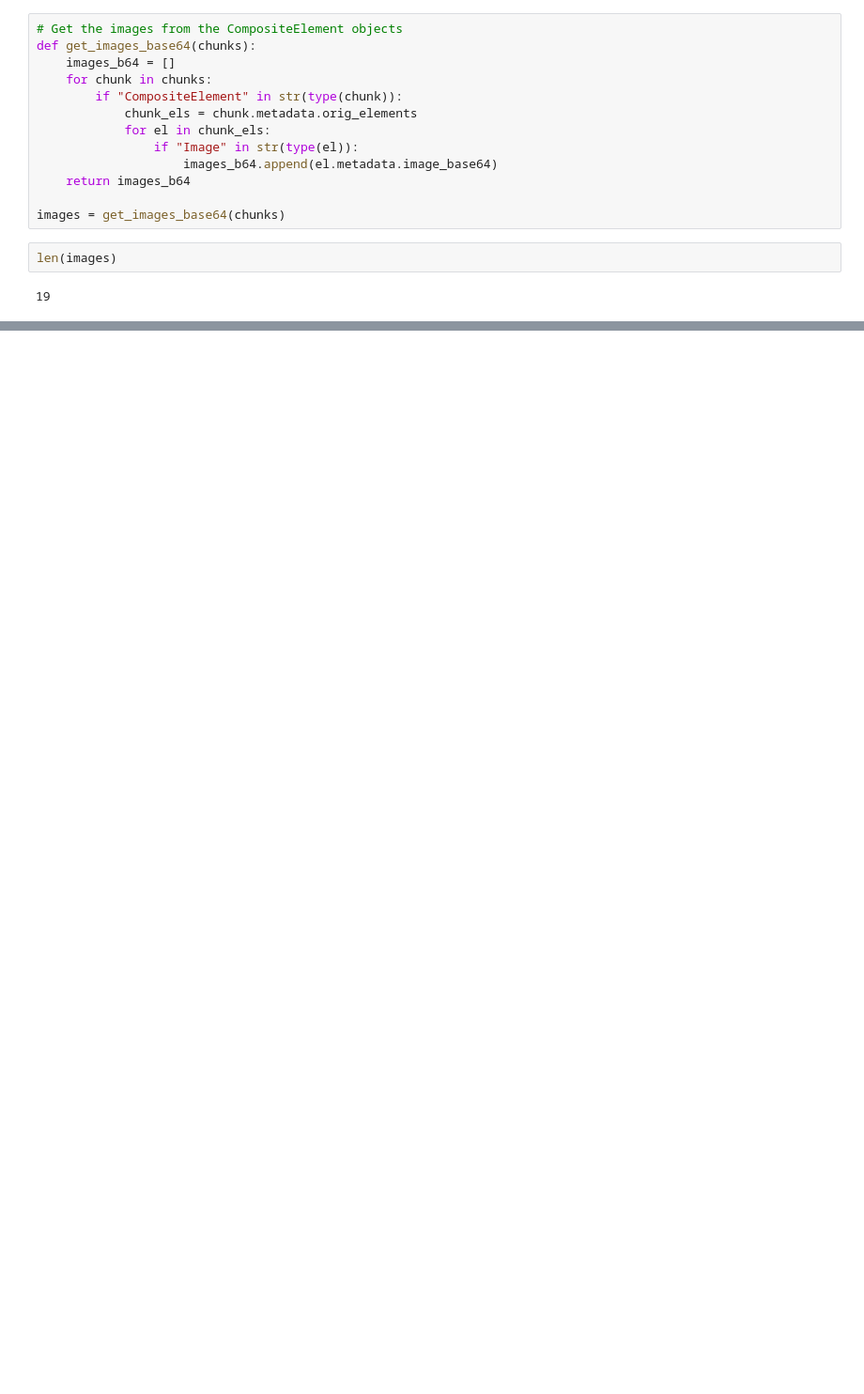
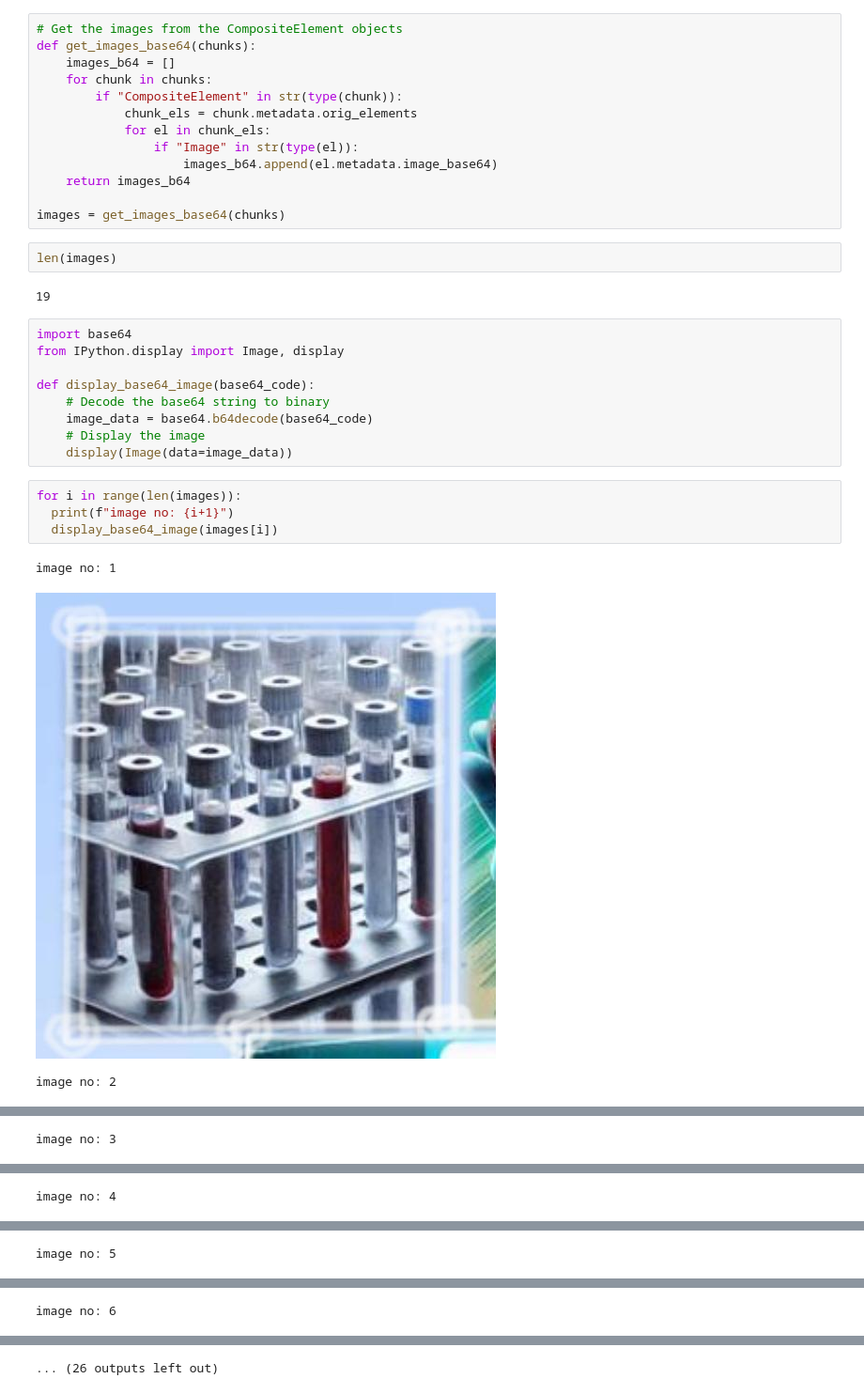
Before and after one commit to devmac-afk/RAG-model, a Jupyter notebook: notebook/RAGModel.ipynb, the cells around one changed output, grey strips where cells are left out. Shown at 94% size. Saved outputs shown, nothing was run; the diff lists cells and outputs as text; blank space fills up the shorter version.

```diff
--- a/notebook/RAGModel.ipynb
+++ b/notebook/RAGModel.ipynb
@@ -201,3 +201,20 @@ images = get_images_base64(chunks)
 len(images)
 # %% [output]
 19
+# %%
+import base64
+from IPython.display import Image, display
+
+def display_base64_image(base64_code):
+    # Decode the base64 string to binary
+    image_data = base64.b64decode(base64_code)
+    # Display the image
+    display(Image(data=image_data))
+# %%
+for i in range(len(images)):
+  print(f"image no: {i+1}")
+  display_base64_image(images[i])
+# %% [output]
+image no: 1
+[figure, added]
+image no: 2
@@ -203,0 +222 @@ len(images)
+image no: 3
@@ -203,0 +224 @@ len(images)
+image no: 4
@@ -203,0 +226 @@ len(images)
+image no: 5
@@ -203,0 +228 @@ len(images)
+image no: 6
@@ -203,0 +230 @@ len(images)
+... (26 outputs left out)
```
Also changed, not shown: parts of 1 cell of this notebook.
